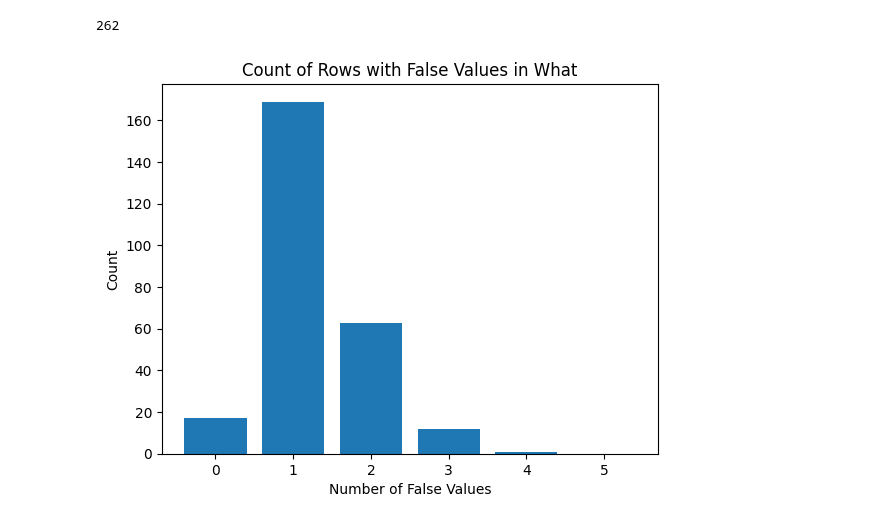
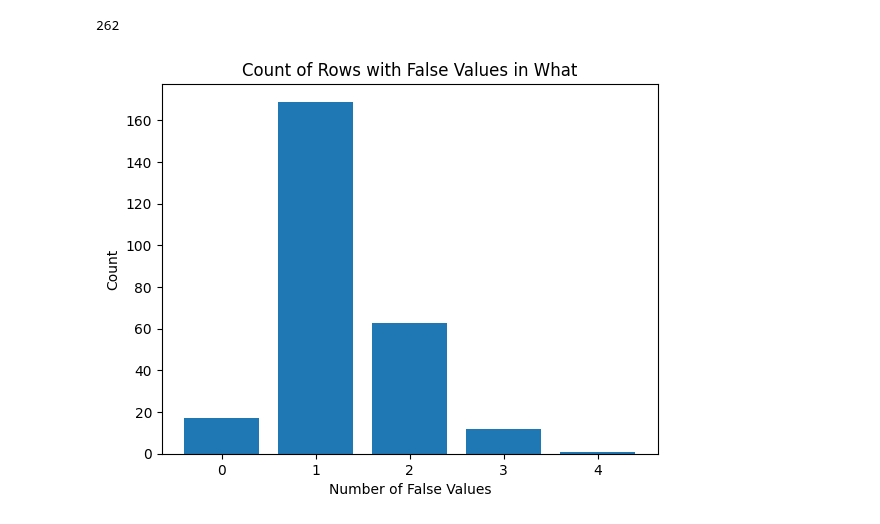
Before and after one commit to kevca87/should_llms_evaluate, a Jupyter notebook: results/categorization_results.ipynb, the cells around one changed output. Cells and saved outputs as stored; diff of their text form; code cells hidden in the pictures.

```diff
--- a/results/categorization_results.ipynb
+++ b/results/categorization_results.ipynb
@@ -80,13 +80,13 @@ num_rows
 262
 # %%
 count = []
-for i in range(6):
+for i in range(5):
     count.append(count_rows_with_false(non_nan_rows_what, i))
 
-plt.bar(range(6), count)
+plt.bar(range(5), count)
 plt.xlabel('Number of False Values')
 plt.ylabel('Count')
 plt.title('Count of Rows with False Values in What')
 plt.show()
 # %% [output]
-[figure, old version]
+[figure, new version]
```
